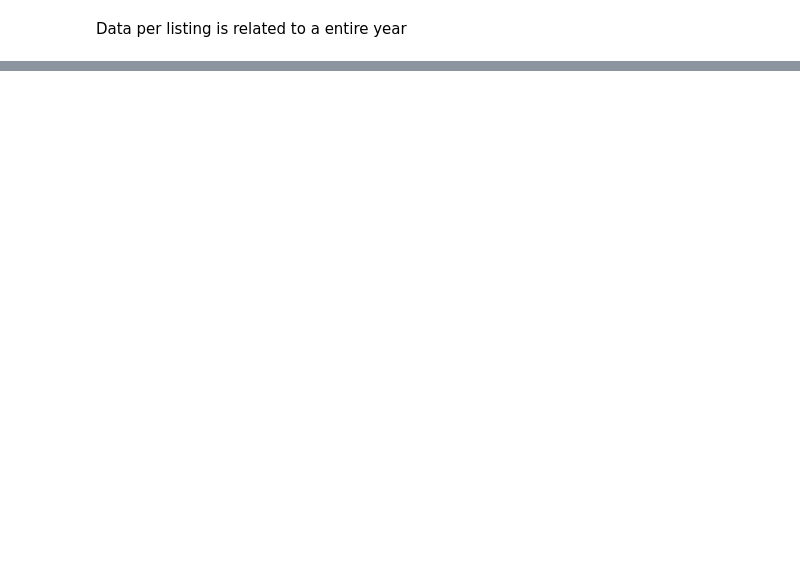
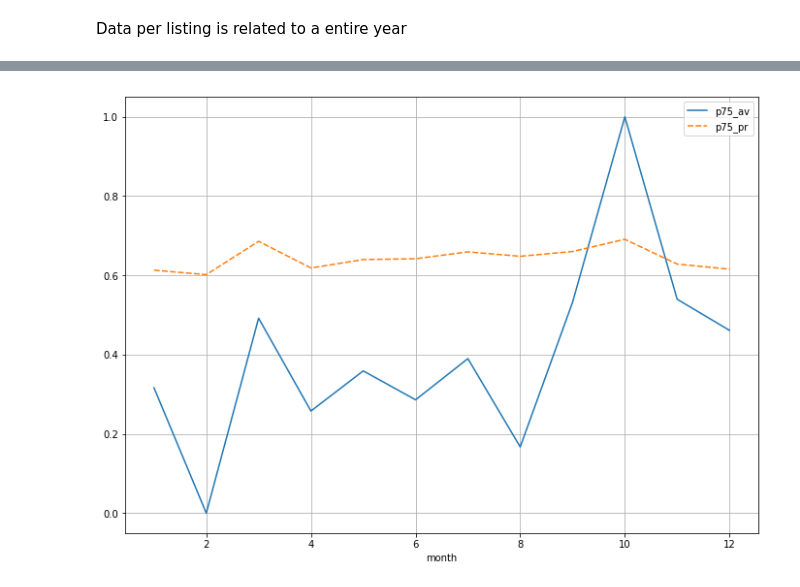
Before and after one commit to javierivanov/airbnbDSND, a Jupyter notebook: Airbnb_explanatory_analysis.ipynb, the cells around one changed output, grey strips where cells are left out. Drawn from its saved outputs; the diff is of its cells as text; code cells hidden in the pictures; blank space fills up the shorter version.

```diff
--- a/Airbnb_explanatory_analysis.ipynb
+++ b/Airbnb_explanatory_analysis.ipynb
@@ -141,0 +204,18 @@ TypeError: 'function' object is not iterable
+# %%
+p75 = calendar[calendar.price > stats_calendar['75%']].groupby(["month"]).available.sum()
+
+scaler = MinMaxScaler()
+scaler.fit([[p75.min()], [p75.max()]])
+p75_av = p75.apply(lambda x: scaler.transform([[x]])[0][0])
+p75_pr = calendar[calendar.price > stats_calendar['75%']][calendar.available].groupby(["month"]).price_per_listing.mean()
+
+res = pd.concat([p75_av, p75_pr], axis=1)
+res.columns = ['p75_av', 'p75_pr']
+fig, ax = plt.subplots()
+plt.grid(True)
+fig.set_size_inches(11.7, 8.27)
+
+
+sns.lineplot(data=res);
+# %% [output]
+[figure, added]
```
Also changed, not shown: parts of 18 cells of this notebook.
